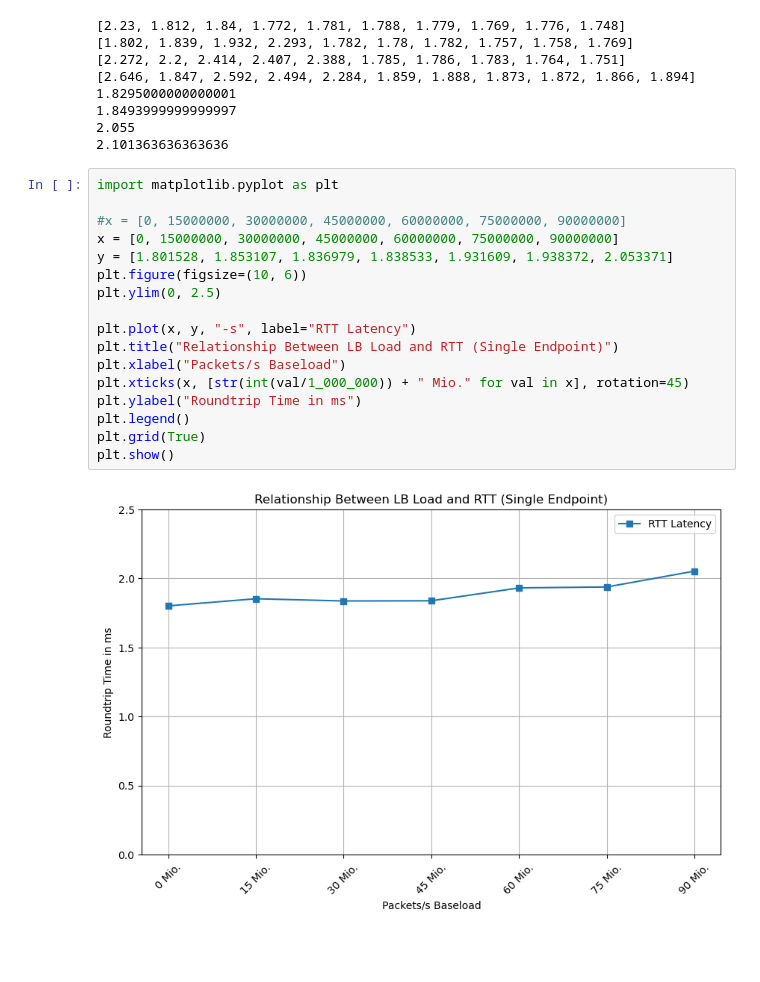
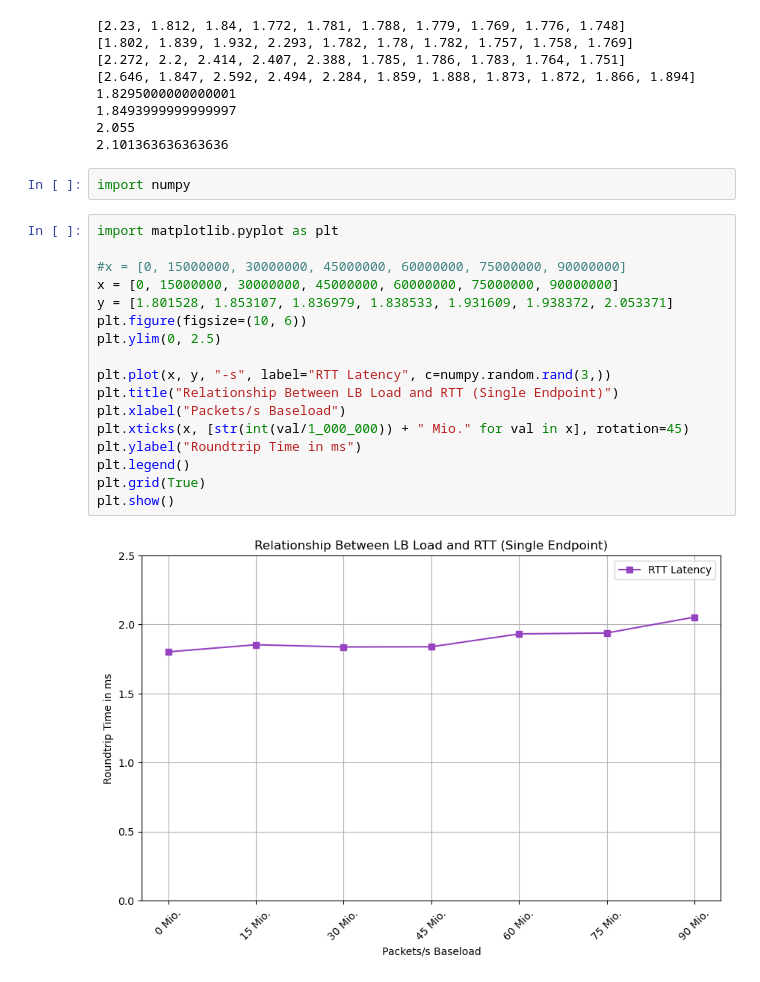
Before and after one commit to gespel/Bachelorarbeit, a Jupyter notebook: notebooks/latency.ipynb, the cells around one changed output. Drawn from its saved outputs; the diff is of its cells as text; blank space fills up the shorter version.

```diff
--- a/notebooks/latency.ipynb
+++ b/notebooks/latency.ipynb
@@ -42,25 +42,27 @@ def get_average(data):
 1.8493999999999997
 2.055
 2.101363636363636
+# %%
+import numpy
 # %%
 import matplotlib.pyplot as plt
 
 #x = [0, 15000000, 30000000, 45000000, 60000000, 75000000, 90000000]
 x = [0, 15000000, 30000000, 45000000, 60000000, 75000000, 90000000]
 y = [1.801528, 1.853107, 1.836979, 1.838533, 1.931609, 1.938372, 2.053371]
 plt.figure(figsize=(10, 6))
 plt.ylim(0, 2.5)
 
-plt.plot(x, y, "-s", label="RTT Latency")
+plt.plot(x, y, "-s", label="RTT Latency", c=numpy.random.rand(3,))
 plt.title("Relationship Between LB Load and RTT (Single Endpoint)")
 plt.xlabel("Packets/s Baseload")
 plt.xticks(x, [str(int(val/1_000_000)) + " Mio." for val in x], rotation=45)
 plt.ylabel("Roundtrip Time in ms")
 plt.legend()
 plt.grid(True)
 plt.show()
 # %% [output]
-[figure, old version]
+[figure, new version]
 # %%
 import matplotlib.pyplot as plt
 
```
Also changed, not shown: parts of 3 cells of this notebook.
